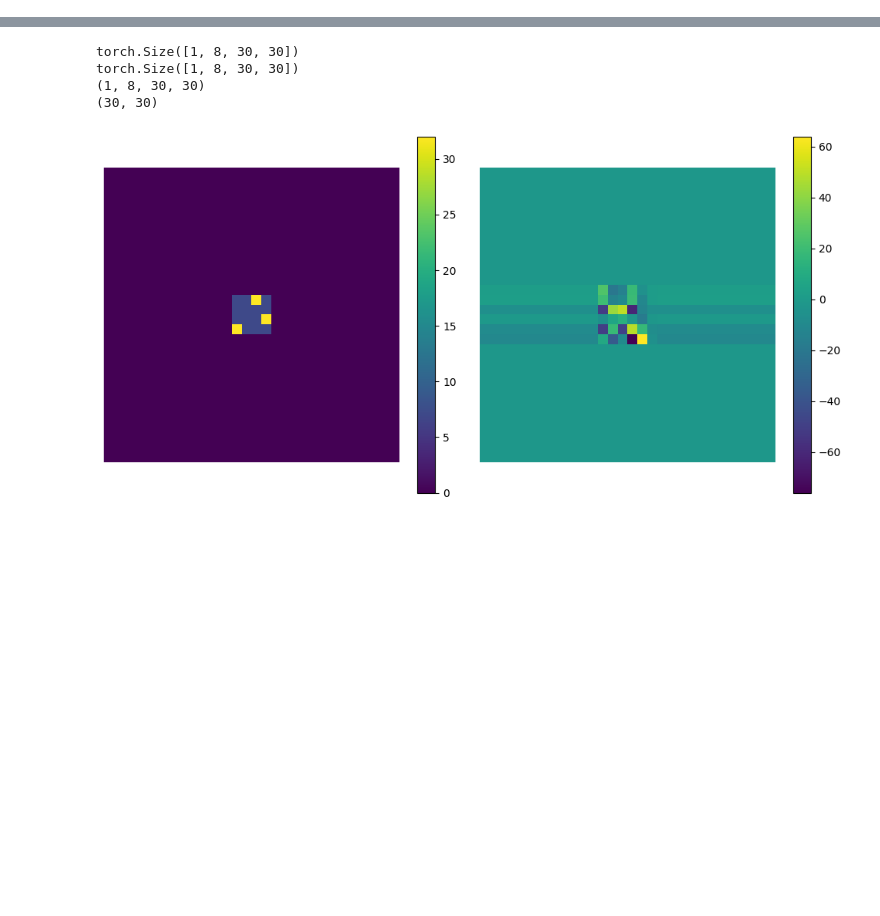
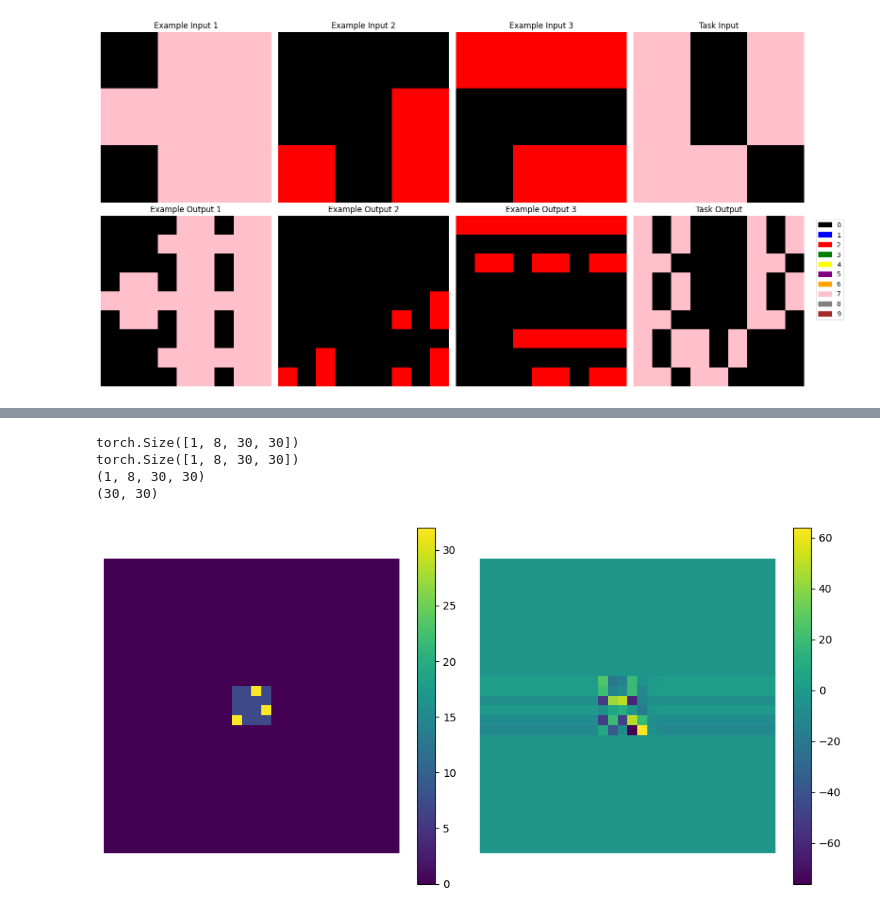
Before and after one commit to wooseungw/ARC, a Jupyter notebook: data_loader_sw.ipynb, the cells around one changed output, grey strips where cells are left out. Drawn from its saved outputs; the diff is of its cells as text; code cells hidden in the pictures; blank space fills up the shorter version.

```diff
--- a/data_loader_sw.ipynb
+++ b/data_loader_sw.ipynb
@@ -168,6 +206,64 @@ train_dataset = ARC_Dataset(train_challenge, train_solution)
 train_loader = DataLoader(train_dataset, batch_size=10, shuffle=True)
 
 ti, to, ei, eo = next(iter(train_loader))
+# %%
+import matplotlib.pyplot as plt
+import numpy as np
+import pandas as pd
+from matplotlib.colors import ListedColormap
+
+# 데이터프레임 가져오기
+df = train_dataset.df
+
+def visualize_data(df, index):
+    if index < 0 or index >= len(df):
+        print("Invalid index")
+        return
+
+    data = df.iloc[index]
+    ex_inputs = data['ex_input']
+    ex_outputs = data['ex_output']
+    task_input = data['input']
+    task_output = data['output']
+
+    num_examples = len(ex_inputs)
+
+    # 10개의 색상을 정의
+    color_list = ['black', 'blue', 'red', 'green', 'yellow', 'purple', 'orange', 'pink', 'gray', 'brown']
+    cmap = ListedColormap(color_list)
+
+    fig, axes = plt.subplots(2, num_examples + 1, figsize=(4 * (num_examples + 1), 8))
+
+    for i in range(num_examples):
+        axes[0, i].imshow(np.array(ex_inputs[i]), cmap=cmap, vmin=0, vmax=9)
+        axes[0, i].set_title(f'Example Input {i+1}')
+        axes[0, i].axis('off')
+
+        axes[1, i].imshow(np.array(ex_outputs[i]), cmap=cmap, vmin=0, vmax=9)
+        axes[1, i].set_title(f'Example Output {i+1}')
+        axes[1, i].axis('off')
+
+    axes[0, -1].imshow(np.array(task_input), cmap=cmap, vmin=0, vmax=9)
+    axes[0, -1].set_title('Task Input')
+    axes[0, -1].axis('off')
+
+    axes[1, -1].imshow(np.array(task_output), cmap=cmap, vmin=0, vmax=9)
+    axes[1, -1].set_title('Task Output')
+    axes[1, -1].axis('off')
+
+    # 컬러 매핑 범례 추가
+    import matplotlib.patches as mpatches
+    patches = [mpatches.Patch(color=color_list[i], label=str(i)) for i in range(10)]
+    plt.legend(handles=patches, bbox_to_anchor=(1.05, 1), loc='upper left')
+
+    plt.tight_layout()
+    plt.show()
+
+# 첫 번째 데이터 시각화
+i = 4
+visualize_data(df, index=i)
+# %% [output]
+[figure, added]
 # %%
 print(ti.shape, to.shape, ei.shape, eo.shape)
 # %% [output]
```
Also changed, not shown: parts of 2 cells of this notebook, 1 other file.
